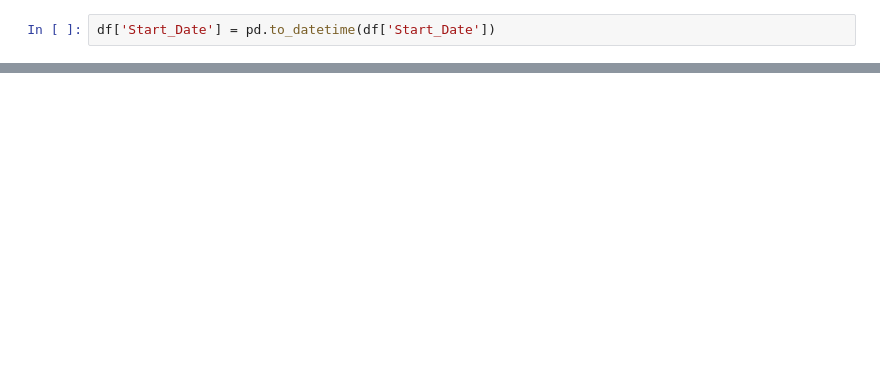
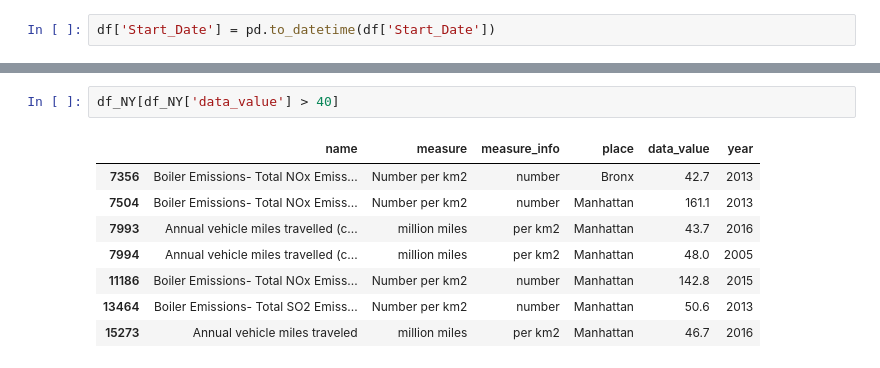
Before and after one commit to TheAlfonzReyes/Taxis-electricos-NYC, a Jupyter notebook: EDA-ETL/calidad_aire_NY.ipynb, the cells around one changed output, grey strips where cells are left out. Drawn from its saved outputs; the diff is of its cells as text; blank space fills up the shorter version.

```diff
--- a/EDA-ETL/calidad_aire_NY.ipynb
+++ b/EDA-ETL/calidad_aire_NY.ipynb
@@ -111,0 +147,11 @@ memory usage: 18.5+ KB
+# %%
+df_NY[df_NY['data_value'] > 40]
+# %% [output]
+|  | name | measure | measure_info | place | data_value | year |
+| 7356 | Boiler Emissions- Total NOx Emiss... | Number per km2 | number | Bronx | 42.7 | 2013 |
+| 7504 | Boiler Emissions- Total NOx Emiss... | Number per km2 | number | Manhattan | 161.1 | 2013 |
+| 7993 | Annual vehicle miles travelled (c... | million miles | per km2 | Manhattan | 43.7 | 2016 |
+| 7994 | Annual vehicle miles travelled (c... | million miles | per km2 | Manhattan | 48.0 | 2005 |
+| 11186 | Boiler Emissions- Total NOx Emiss... | Number per km2 | number | Manhattan | 142.8 | 2015 |
+| 13464 | Boiler Emissions- Total SO2 Emiss... | Number per km2 | number | Manhattan | 50.6 | 2013 |
+| 15273 | Annual vehicle miles traveled | million miles | per km2 | Manhattan | 46.7 | 2016 |
```
Also changed, not shown: parts of 24 cells of this notebook, 2 other files.
